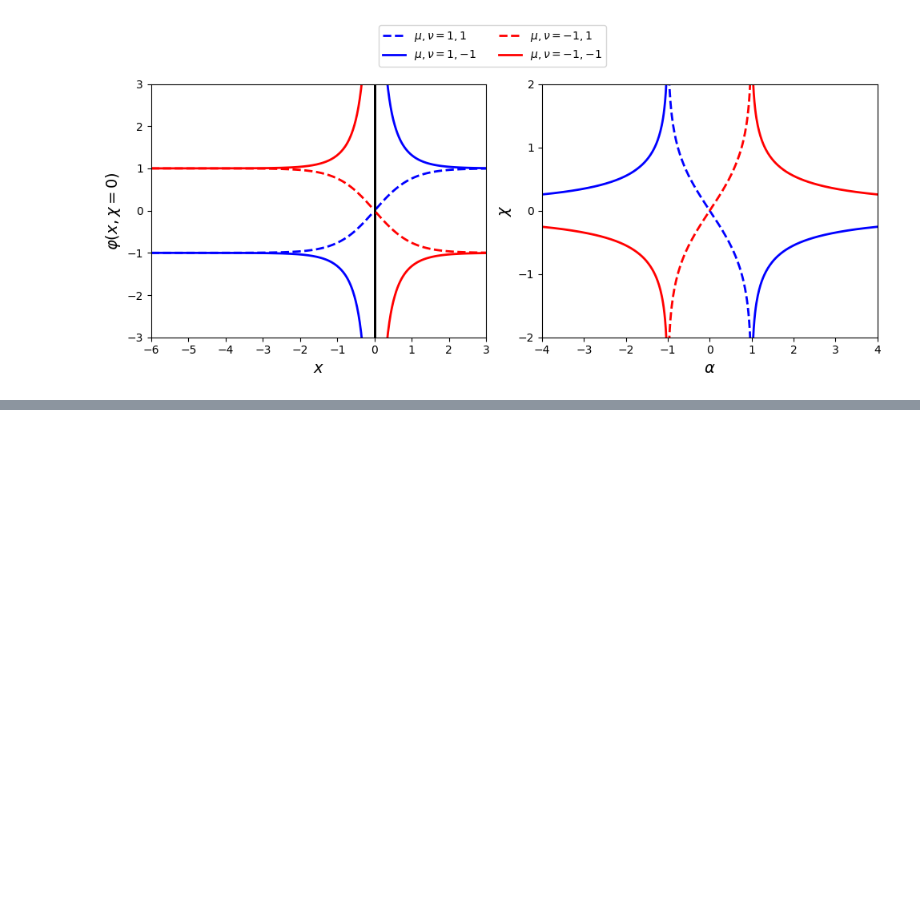
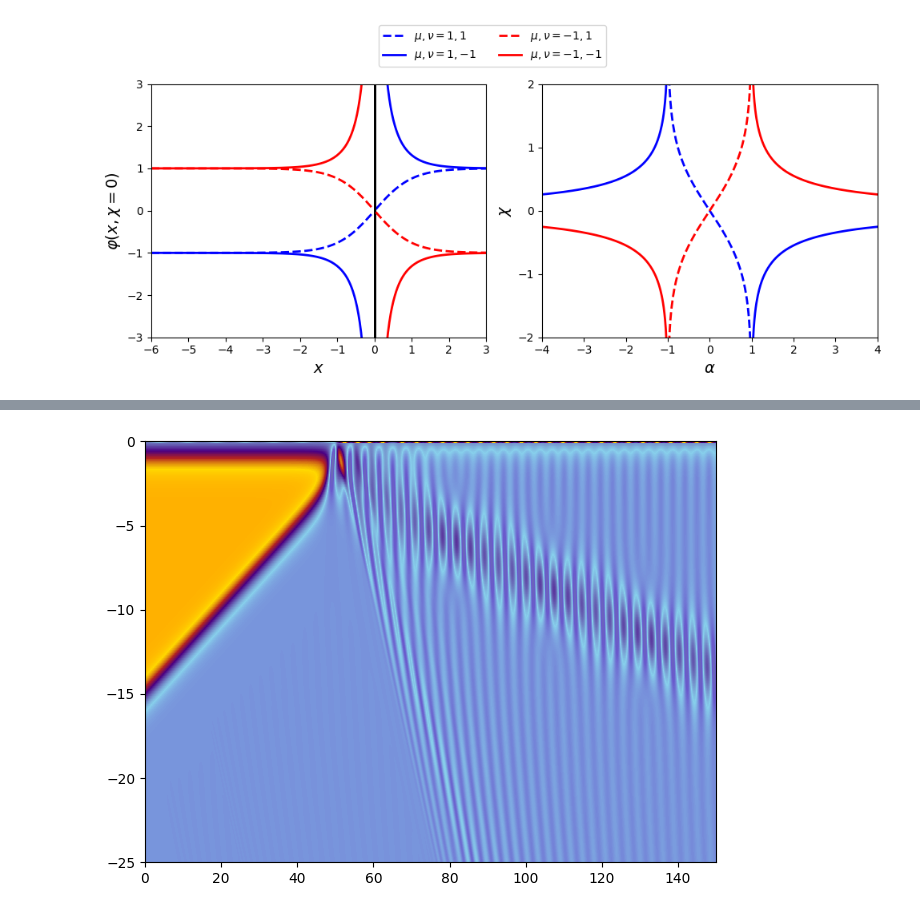
Before and after one commit to JairoSSantos/parallel-kink-scattering, a Jupyter notebook: notebooks/dirichlet.ipynb, the cells around one changed output, grey strips where cells are left out. Saved outputs shown, nothing was run; the diff lists cells and outputs as text; code cells hidden in the pictures; blank space fills up the shorter version.

Commit message:
Dirichlet

```diff
--- a/notebooks/dirichlet.ipynb
+++ b/notebooks/dirichlet.ipynb
@@ -182,11 +68,0 @@ from IPython.display import HTML
-# %%
-fig = plt.figure()
-camera = Camera(fig)
-
-plt.xlim(x.min(), x.max())
-plt.ylim(-2, 2)
-
-for i in range(0, len(y), 50):
-    plt.plot(x, y[i], 'k-')
-    camera.snap()
-animation = camera.animate()
@@ -204,0 +100,34 @@ plt.axhline(0.5, c='k')
+# %%
+L = 100
+N = 1024
+DX = L/(N - 1)
+DT = 4e-2
+LAMB = 2
+X0 = -15
+# %%
+def fixer(alpha):
+    def wrapper(t, Y):
+        y, _ = Y[-1]
+        y[0] = alpha
+    return wrapper
+
+booster = Booster(
+    x_lattice= (-L, 0, N),
+    dt= DT,
+    diff_order= 4,
+    y0= y0,
+    pot_diff= Phi4().diff,
+    boundaries= (Reflective(nodes=2), Dirichlet(nodes=2, order=3))
+)
+
+def plot_boundary_scatter(v, alpha, T=100):
+    booster.rb.set_param(alpha)
+    lat, y, dydt = booster.run(T, {'x0':X0, 'v':v, 'alpha':alpha})
+    plt.imshow(y.T, cmap=CMAP, vmin=-2, vmax=2, extent=(lat.t.min(), lat.t.max(), lat.x.max(), lat.x.min()), aspect='auto')
+    plt.ylim(-25, 0)
+    plt.tight_layout()
+    return lat, y, dydt
+# %%
+lat, y, dydt = plot_boundary_scatter(v=0.25, alpha=-0.5, T=150)
+# %% [output]
+[figure, added]
```
Also changed, not shown: parts of 38 cells of this notebook, 1 other file.
